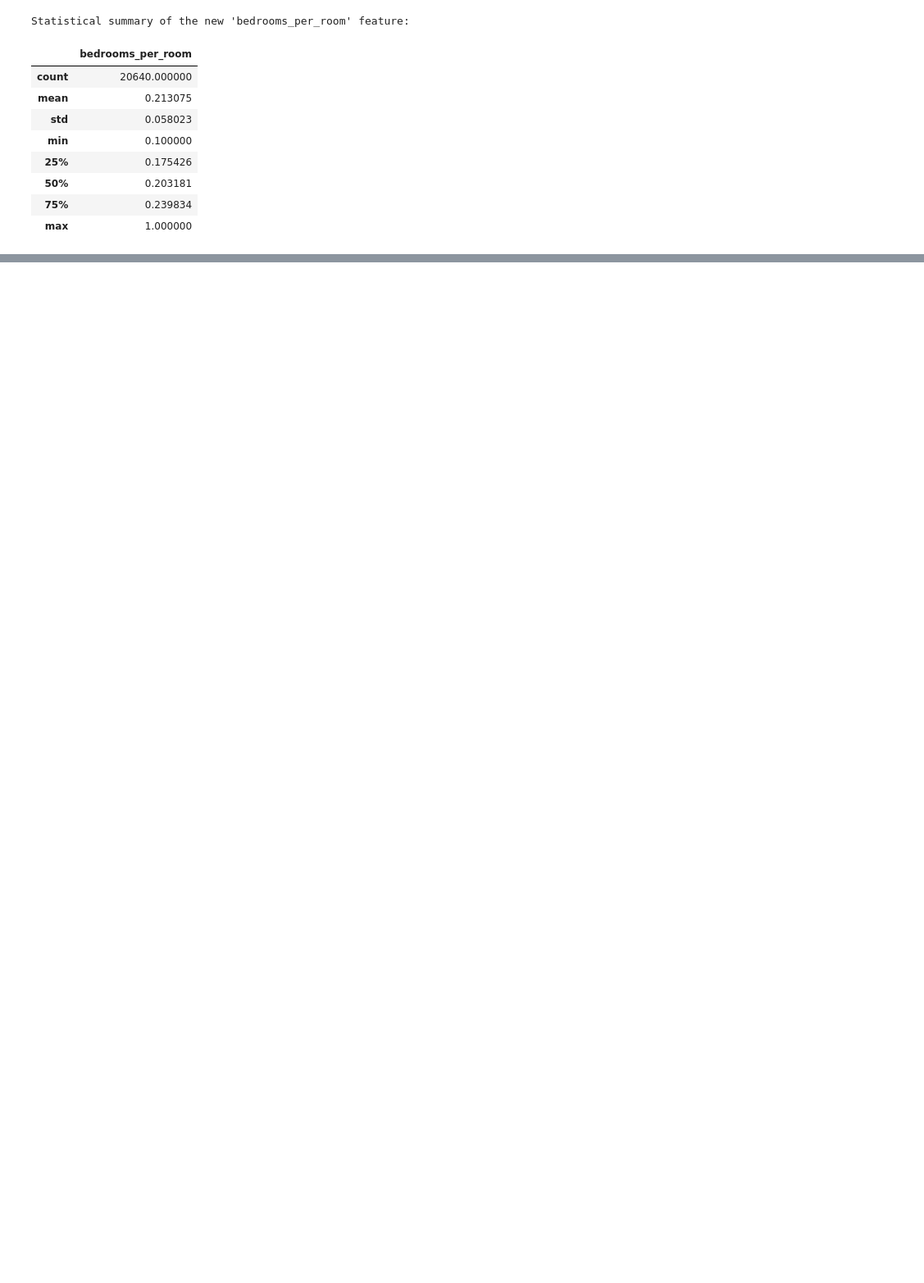
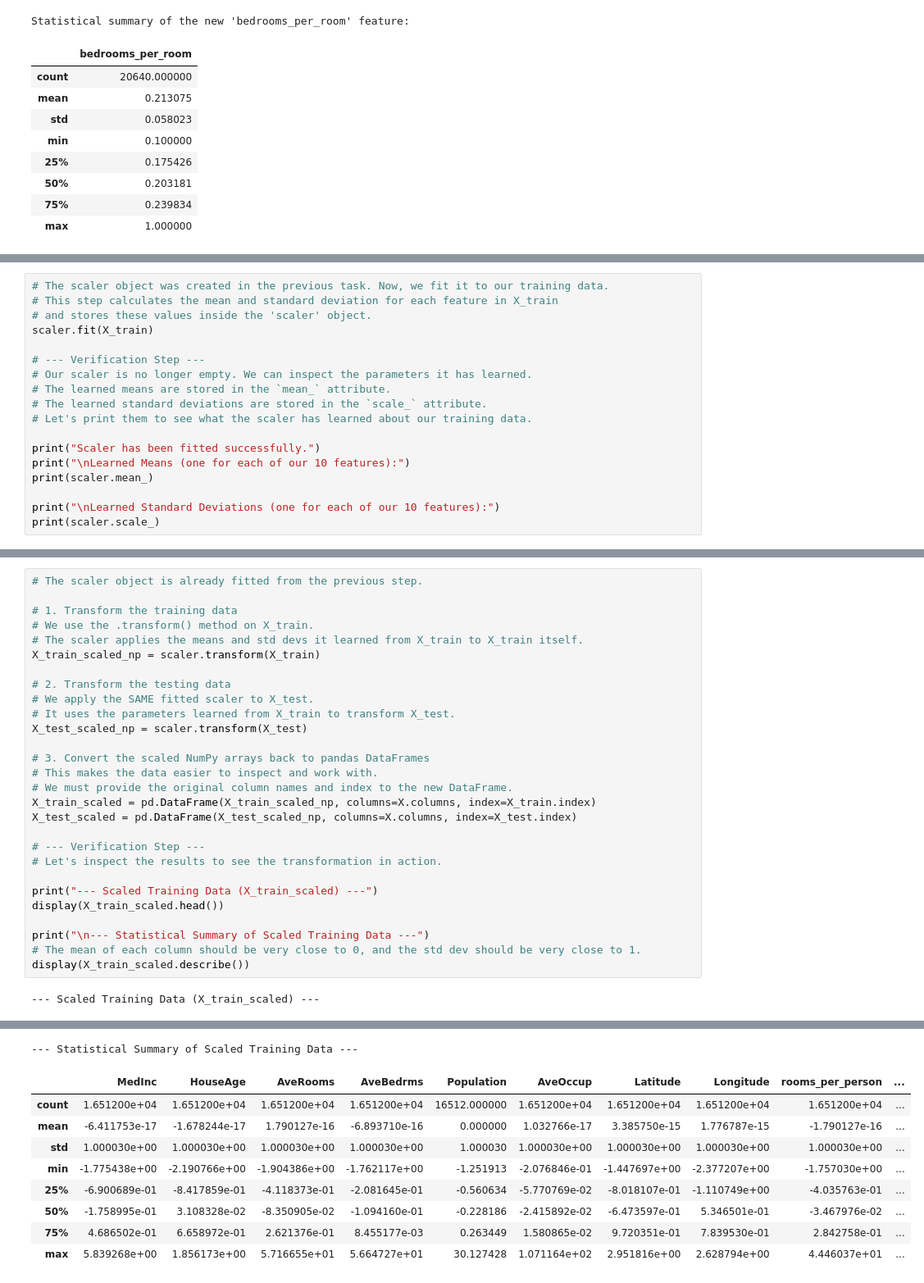
Before and after one commit to Rupesh-AI404/real-estate-price-prediction, a Jupyter notebook: real-estate-analysis.ipynb, the cells around one changed output, grey strips where cells are left out. Shown at 82% size. Cells and saved outputs as stored; diff of their text form; blank space fills up the shorter version.

Commit message:
Apply StandardScaler to Transform Datasets

```diff
--- a/real-estate-analysis.ipynb
+++ b/real-estate-analysis.ipynb
@@ -487,0 +577,18 @@ Statistical summary of the new 'bedrooms_per_room' feature:
+# %%
+# The scaler object was created in the previous task. Now, we fit it to our training data.
+# This step calculates the mean and standard deviation for each feature in X_train
+# and stores these values inside the 'scaler' object.
+scaler.fit(X_train)
+
+# --- Verification Step ---
+# Our scaler is no longer empty. We can inspect the parameters it has learned.
+# The learned means are stored in the `mean_` attribute.
+# The learned standard deviations are stored in the `scale_` attribute.
+# Let's print them to see what the scaler has learned about our training data.
+
+print("Scaler has been fitted successfully.")
+print("\nLearned Means (one for each of our 10 features):")
+print(scaler.mean_)
+
+print("\nLearned Standard Deviations (one for each of our 10 features):")
+print(scaler.scale_)
@@ -487,0 +607,30 @@ Statistical summary of the new 'bedrooms_per_room' feature:
+# %%
+# The scaler object is already fitted from the previous step.
+
+# 1. Transform the training data
+# We use the .transform() method on X_train.
+# The scaler applies the means and std devs it learned from X_train to X_train itself.
+X_train_scaled_np = scaler.transform(X_train)
+
+# 2. Transform the testing data
+# We apply the SAME fitted scaler to X_test.
+# It uses the parameters learned from X_train to transform X_test.
+X_test_scaled_np = scaler.transform(X_test)
+
+# 3. Convert the scaled NumPy arrays back to pandas DataFrames
+# This makes the data easier to inspect and work with.
+# We must provide the original column names and index to the new DataFrame.
+X_train_scaled = pd.DataFrame(X_train_scaled_np, columns=X.columns, index=X_train.index)
+X_test_scaled = pd.DataFrame(X_test_scaled_np, columns=X.columns, index=X_test.index)
+
+# --- Verification Step ---
+# Let's inspect the results to see the transformation in action.
+
+print("--- Scaled Training Data (X_train_scaled) ---")
+display(X_train_scaled.head())
+
+print("\n--- Statistical Summary of Scaled Training Data ---")
+# The mean of each column should be very close to 0, and the std dev should be very close to 1.
+display(X_train_scaled.describe())
+# %% [output]
+--- Scaled Training Data (X_train_scaled) ---
@@ -487,0 +643,10 @@ Statistical summary of the new 'bedrooms_per_room' feature:
+--- Statistical Summary of Scaled Training Data ---
+|  | MedInc | HouseAge | AveRooms | AveBedrms | Population | AveOccup | Latitude | Longitude | rooms_per_person | ... |
+| count | 1.651200e+04 | 1.651200e+04 | 1.651200e+04 | 1.651200e+04 | 16512.000000 | 1.651200e+04 | 1.651200e+04 | 1.651200e+04 | 1.651200e+04 | ... |
+| mean | -6.411753e-17 | -1.678244e-17 | 1.790127e-16 | -6.893710e-16 | 0.000000 | 1.032766e-17 | 3.385750e-15 | 1.776787e-15 | -1.790127e-16 | ... |
+| std | 1.000030e+00 | 1.000030e+00 | 1.000030e+00 | 1.000030e+00 | 1.000030 | 1.000030e+00 | 1.000030e+00 | 1.000030e+00 | 1.000030e+00 | ... |
+| min | -1.775438e+00 | -2.190766e+00 | -1.904386e+00 | -1.762117e+00 | -1.251913 | -2.076846e-01 | -1.447697e+00 | -2.377207e+00 | -1.757030e+00 | ... |
+| 25% | -6.900689e-01 | -8.417859e-01 | -4.118373e-01 | -2.081645e-01 | -0.560634 | -5.770769e-02 | -8.018107e-01 | -1.110749e+00 | -4.035763e-01 | ... |
+| 50% | -1.758995e-01 | 3.108328e-02 | -8.350905e-02 | -1.094160e-01 | -0.228186 | -2.415892e-02 | -6.473597e-01 | 5.346501e-01 | -3.467976e-02 | ... |
+| 75% | 4.686502e-01 | 6.658972e-01 | 2.621376e-01 | 8.455177e-03 | 0.263449 | 1.580865e-02 | 9.720351e-01 | 7.839530e-01 | 2.842758e-01 | ... |
+| max | 5.839268e+00 | 1.856173e+00 | 5.716655e+01 | 5.664727e+01 | 30.127428 | 1.071164e+02 | 2.951816e+00 | 2.628794e+00 | 4.446037e+01 | ... |
```
Also changed, not shown: parts of 5 cells of this notebook.
